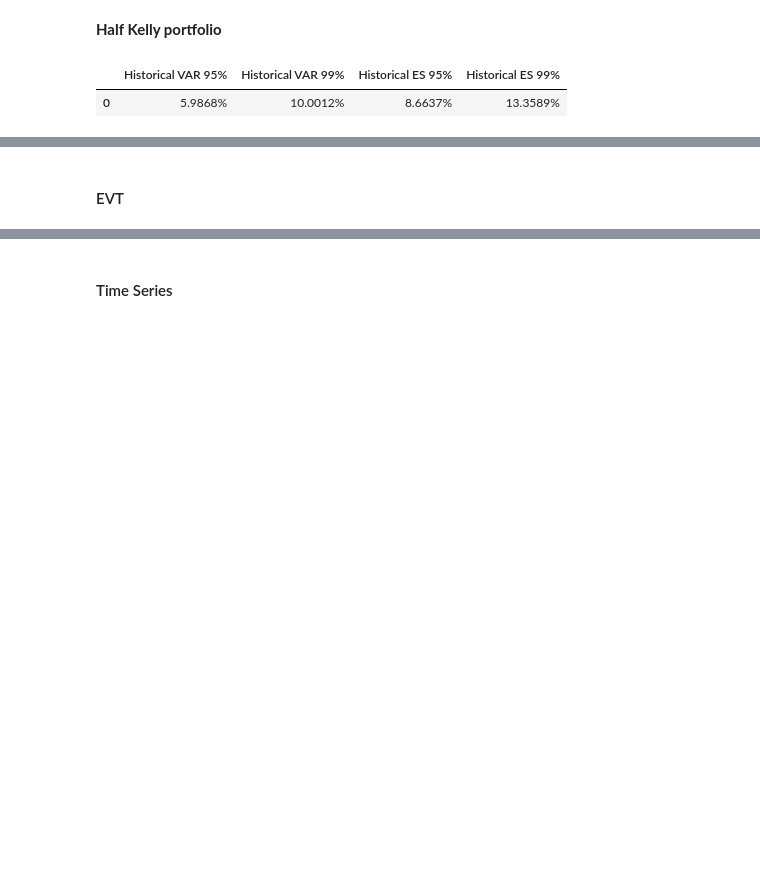
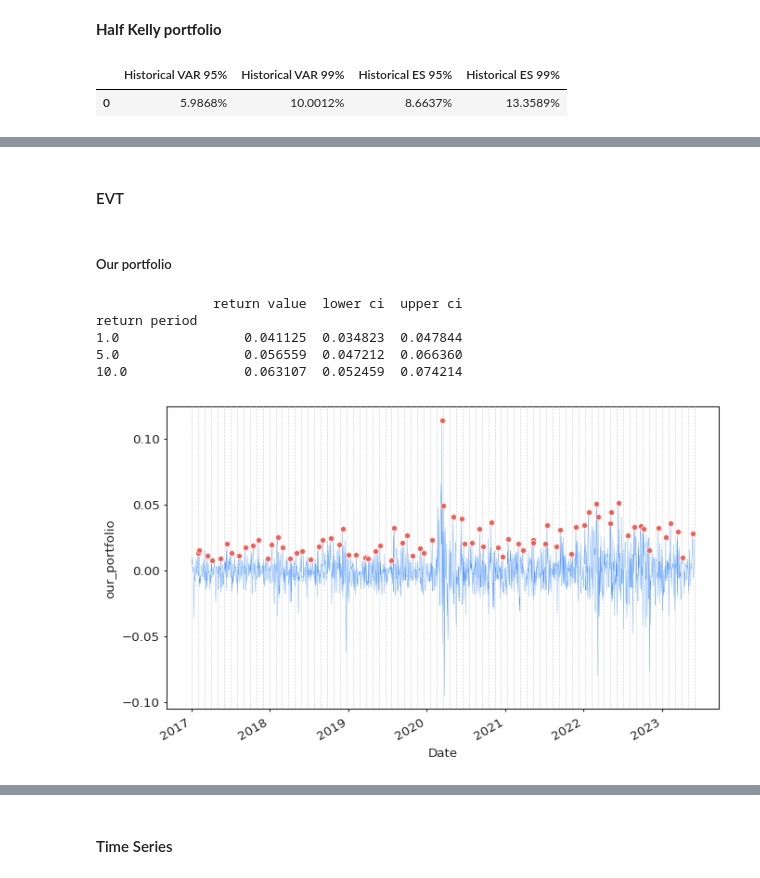
Before and after one commit to tecr-27/market_risk, a Jupyter notebook: market_risk/main.ipynb, the cells around one changed output, grey strips where cells are left out. Saved outputs shown, nothing was run; the diff lists cells and outputs as text; code cells hidden in the pictures; blank space fills up the shorter version.

```diff
--- a/market_risk/main.ipynb
+++ b/market_risk/main.ipynb
@@ -442,2 +441,22 @@ pd.DataFrame(data=data_par, columns=["Normal VAR 95%", "Normal VAR 99%", "Normal
-# %% [markdown]
-#### EVT
+# %% [markdown]
+#### EVT
+# %% [markdown]
+##### Our portfolio
+# %%
+model = pyextremes.EVA(-simple_returns.our_portfolio)
+model.get_extremes(method="BM", block_size="30D")
+model.plot_extremes()
+plt.savefig("block maxima", dpi=200)
+model.fit_model()
+summary = model.get_summary(
+    return_period=[1,5,10],
+    alpha=0.95,
+    n_samples=1000)
+print(summary)
+# %% [output]
+               return value  lower ci  upper ci
+return period
+1.0                0.041125  0.034823  0.047844
+5.0                0.056559  0.047212  0.066360
+10.0               0.063107  0.052459  0.074214
+[figure, added]
```
Also changed, not shown: parts of 33 cells of this notebook.
